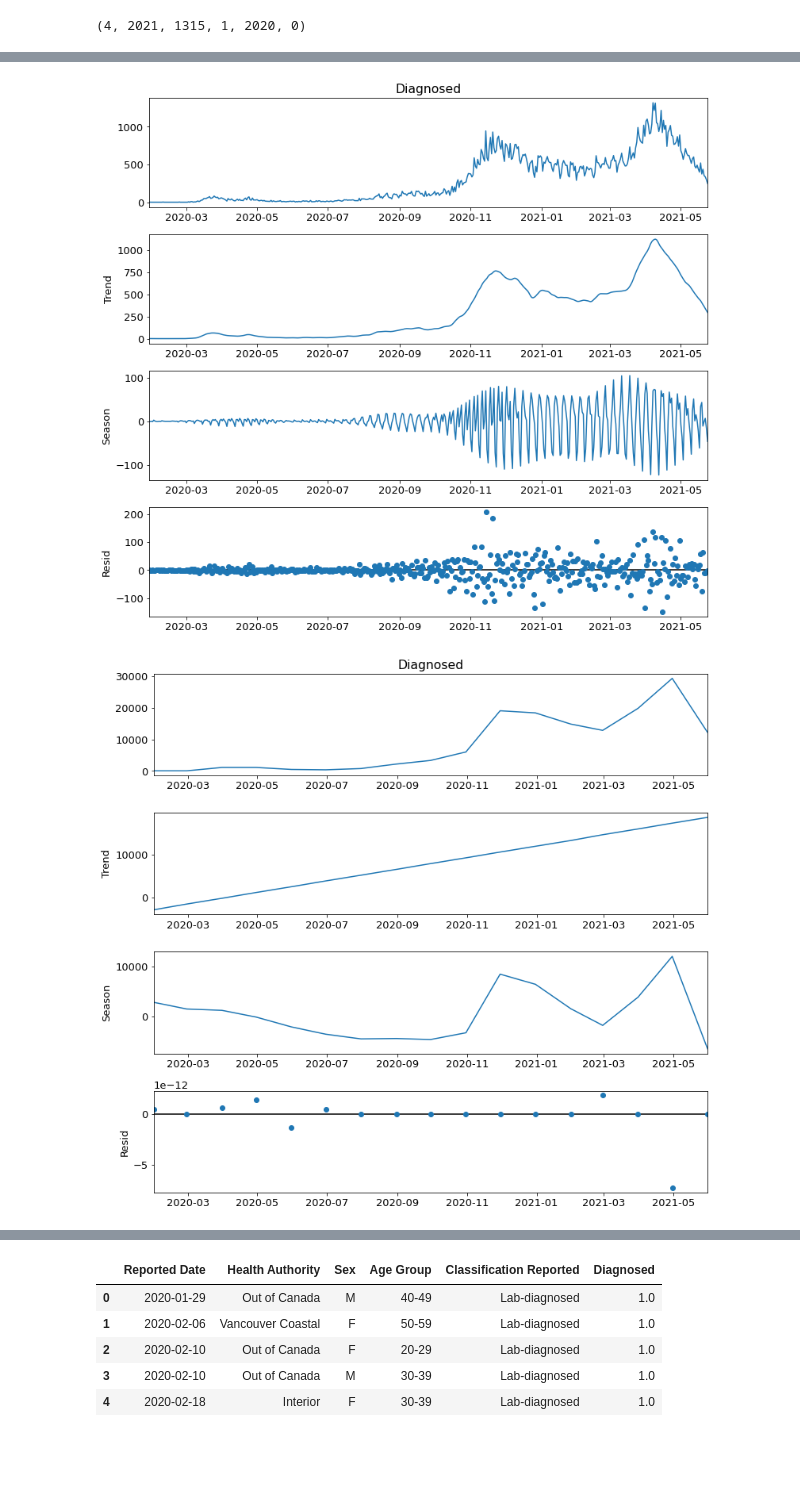
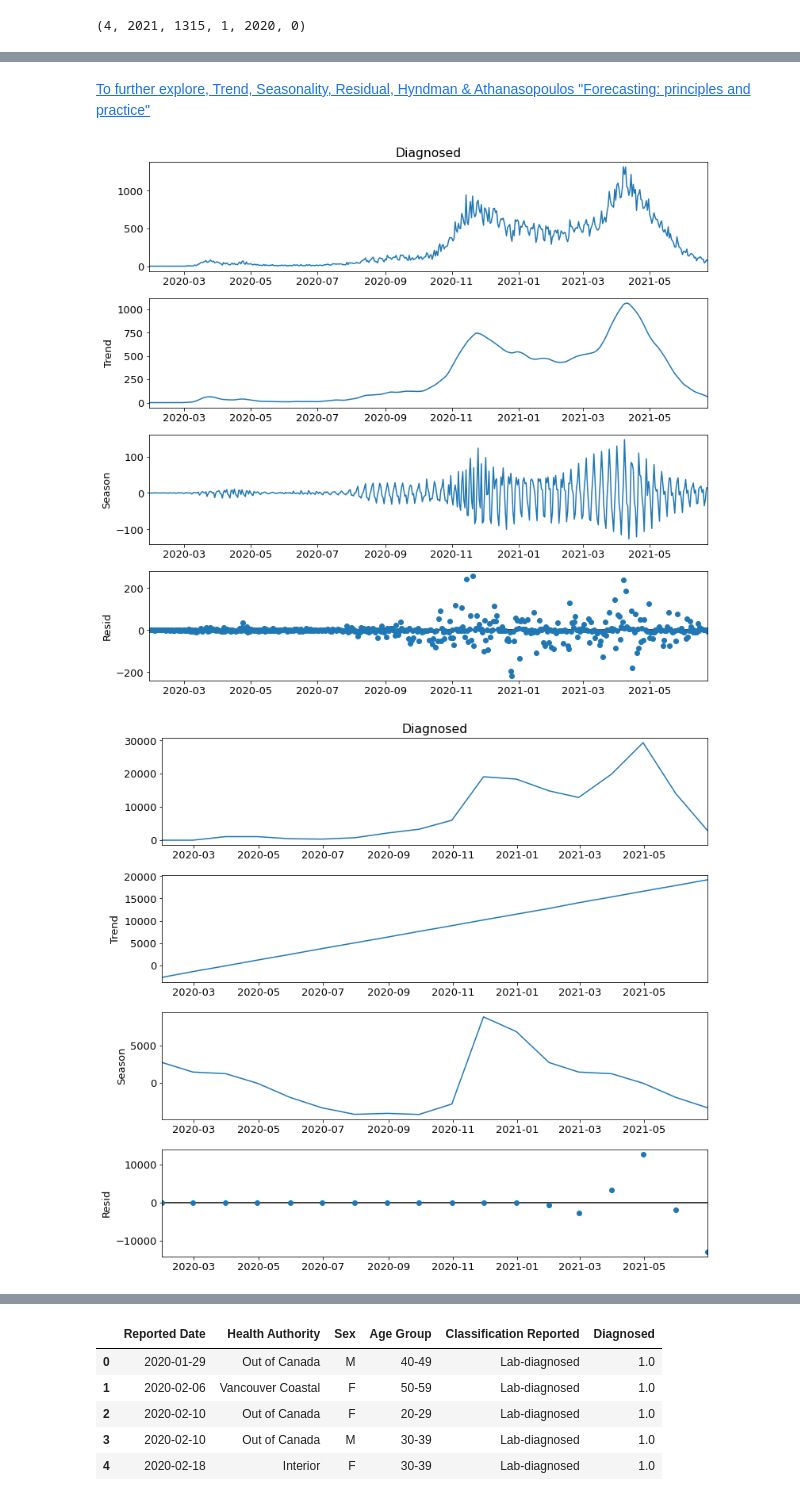
Before and after one commit to mas192/BC-COVID19-Viz-Modelling, a Jupyter notebook: BC_COVID-19.ipynb, the cells around one changed output, grey strips where cells are left out. Cells and saved outputs as stored; diff of their text form; code cells hidden in the pictures; blank space fills up the shorter version.

```diff
--- a/BC_COVID-19.ipynb
+++ b/BC_COVID-19.ipynb
@@ -237,16 +222,18 @@ plt.tight_layout()
+# %% [markdown]
+[To further explore, Trend, Seasonality, Residual, Hyndman & Athanasopoulos "Forecasting: principles and practice"](https://otexts.com/fpp2/components.html)
 # %%
 plt.rc('figure',figsize=(11,10))
 plt.rc('font',size=13)
-stl = STL(df.groupby(pd.Grouper(key='Reported Date',freq='D'))['Diagnosed'].count(), seasonal=13)
+stl = STL(df.groupby(pd.Grouper(key='Reported Date',freq='D'))['Diagnosed'].count(), robust=True)
 res = stl.fit()
 fig = res.plot()
 # %% [output]
-[figure, old version]
+[figure, new version]
 # %%
 plt.rc('figure',figsize=(11,10))
 plt.rc('font',size=13)
-stl = STL(df.groupby(pd.Grouper(key='Reported Date',freq='M'))['Diagnosed'].count(), seasonal=13)
+stl = STL(df.groupby(pd.Grouper(key='Reported Date',freq='M'))['Diagnosed'].count(), robust=True)
 res = stl.fit()
 fig = res.plot()
 # %% [output]
-[figure, old version]
+[figure, new version]
```
Also changed, not shown: parts of 18 cells of this notebook, 4 other files.
